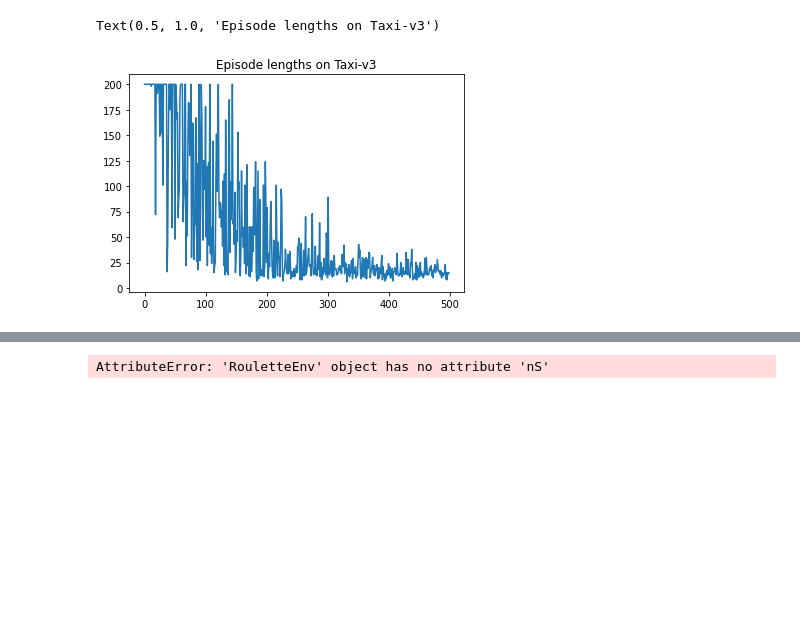
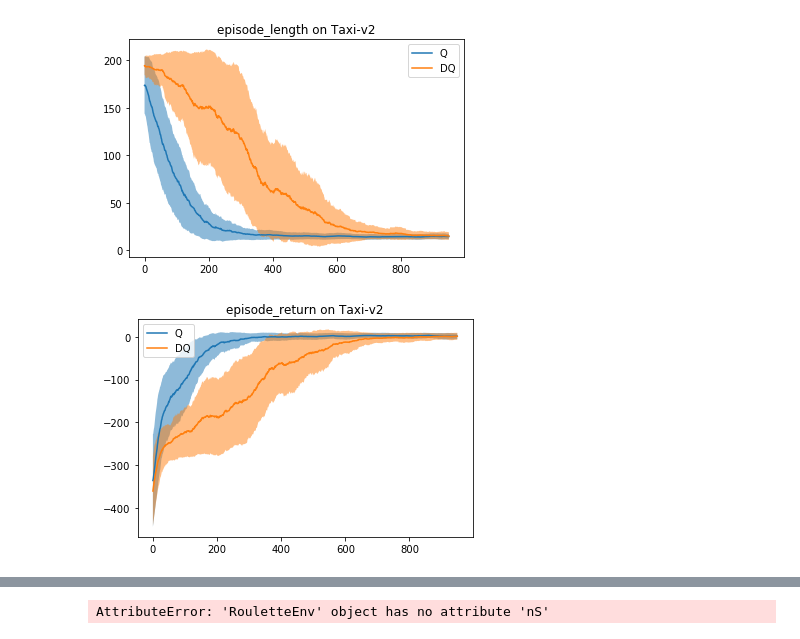
Before and after one commit to LysanderdeJong/RL-MiniProject, a Jupyter notebook: basic_experiments.ipynb, the cells around one changed output, grey strips where cells are left out. Drawn from its saved outputs; the diff is of its cells as text; code cells hidden in the pictures; blank space fills up the shorter version.

Commit message:
plot with std

```diff
--- a/basic_experiments.ipynb
+++ b/basic_experiments.ipynb
@@ -9,15 +16,48 @@ import gym_toytext
 # %%
-environment  = 'Taxi-v3'
-num_episodes = 500
+env_name = 'Taxi-v2'
+environment  = gym.make(env_name)
+num_episodes = 1000
+num_trails = 5
 
-Q_values, (episode_lengths, episode_returns) = run_experiment( environment,
-                                                               num_episodes,
-                                                               discount_factor=1.0,
-                                                               alpha=0.5,
-                                                               epsilon=0.1,
-                                                               double=False)
-plt.plot(episode_lengths)
-plt.title('Episode lengths on {}'.format(environment))
+results = defaultdict(lambda: defaultdict(list))
+for i in range(num_trails):
+    np.random.seed(i)
+    random.seed(i)
+    Q_values, (episode_lengths, episode_returns) = run_experiment( environment,
+                                                                   num_episodes,
+                                                                   discount_factor=1.0,
+                                                                   alpha=0.5,
+                                                                   epsilon=0.1,
+                                                                   double=False,
+                                                                   seed=i)
+    results["Q"]["episode_length"].append(np.array(episode_lengths))
+    results["Q"]["episode_return"].append(np.array(episode_returns))
+
+    Q_values, (episode_lengths, episode_returns) = run_experiment( environment,
+                                                                   num_episodes,
+                                                                   discount_factor=1.0,
+                                                                   alpha=0.5,
+                                                                   epsilon=0.1,
+                                                                   double=True,
+                                                                   seed=i)
+    results["DQ"]["episode_length"].append(np.array(episode_lengths))
+    results["DQ"]["episode_return"].append(np.array(episode_returns))
+
+for i in results.keys():
+    for j in results[i].keys():
+        array = np.array(results[i][j])
+        results[i][j] = [array.mean(0), array.std(0)]
+
+keys = list(results.keys())
+for i in results[keys[0]].keys():
+    for j in keys:
+        mean = running_mean(results[j][i][0],50)
+        std = running_mean(results[j][i][1],50)
+        plt.plot(mean, label=f"{j}")
+        plt.fill_between(range(len(mean)), mean-std, mean+std, alpha = 0.5)
+    plt.legend()
+    plt.title(f'{i} on {env_name}')
+    plt.show()
 # %% [output]
-Text(0.5, 1.0, 'Episode lengths on Taxi-v3')
-[figure, old version]
+[figure, new version]
+[figure, added]
```
Also changed, not shown: parts of 5 cells of this notebook, 3 other files.
